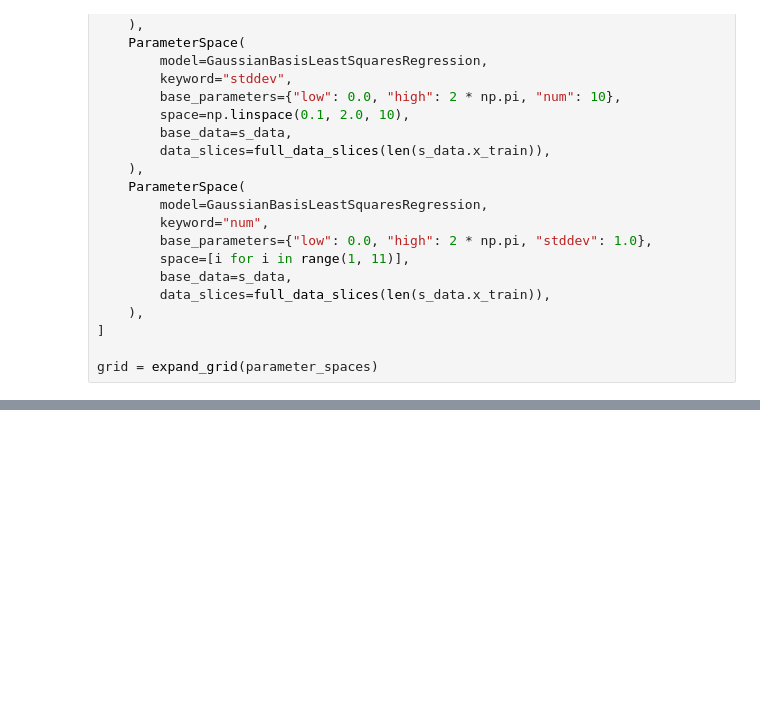
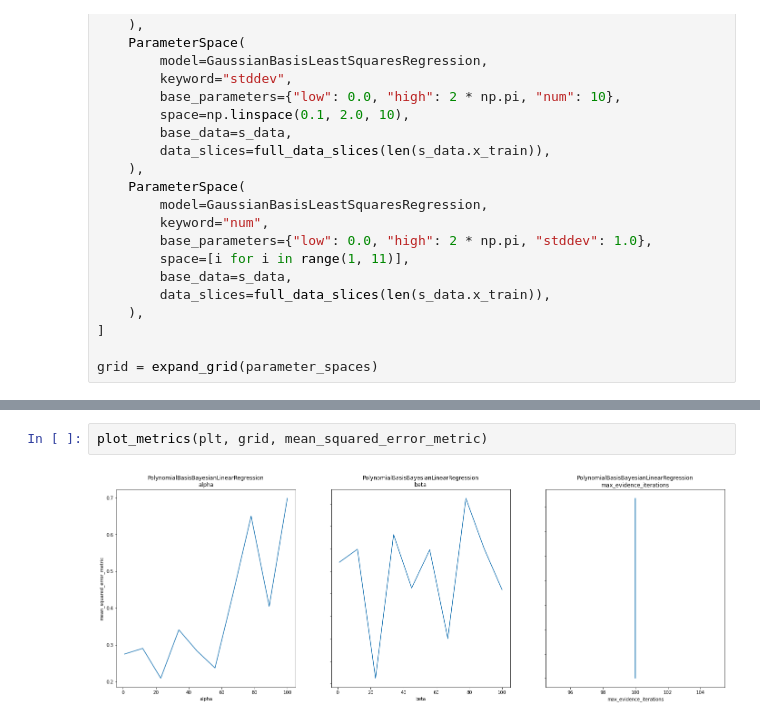
Before and after one commit to jpoler/ml, a Jupyter notebook: notebooks/linear_regression.ipynb, the cells around one changed output, grey strips where cells are left out. Drawn from its saved outputs; the diff is of its cells as text; blank space fills up the shorter version.

```diff
--- a/notebooks/linear_regression.ipynb
+++ b/notebooks/linear_regression.ipynb
@@ -81,0 +147,4 @@ plot_metrics(plt, grid, mean_squared_error_metric)
+# %%
+plot_metrics(plt, grid, mean_squared_error_metric)
+# %% [output]
+[figure, added]
```
Also changed, not shown: parts of 9 cells of this notebook, 16 other files.
